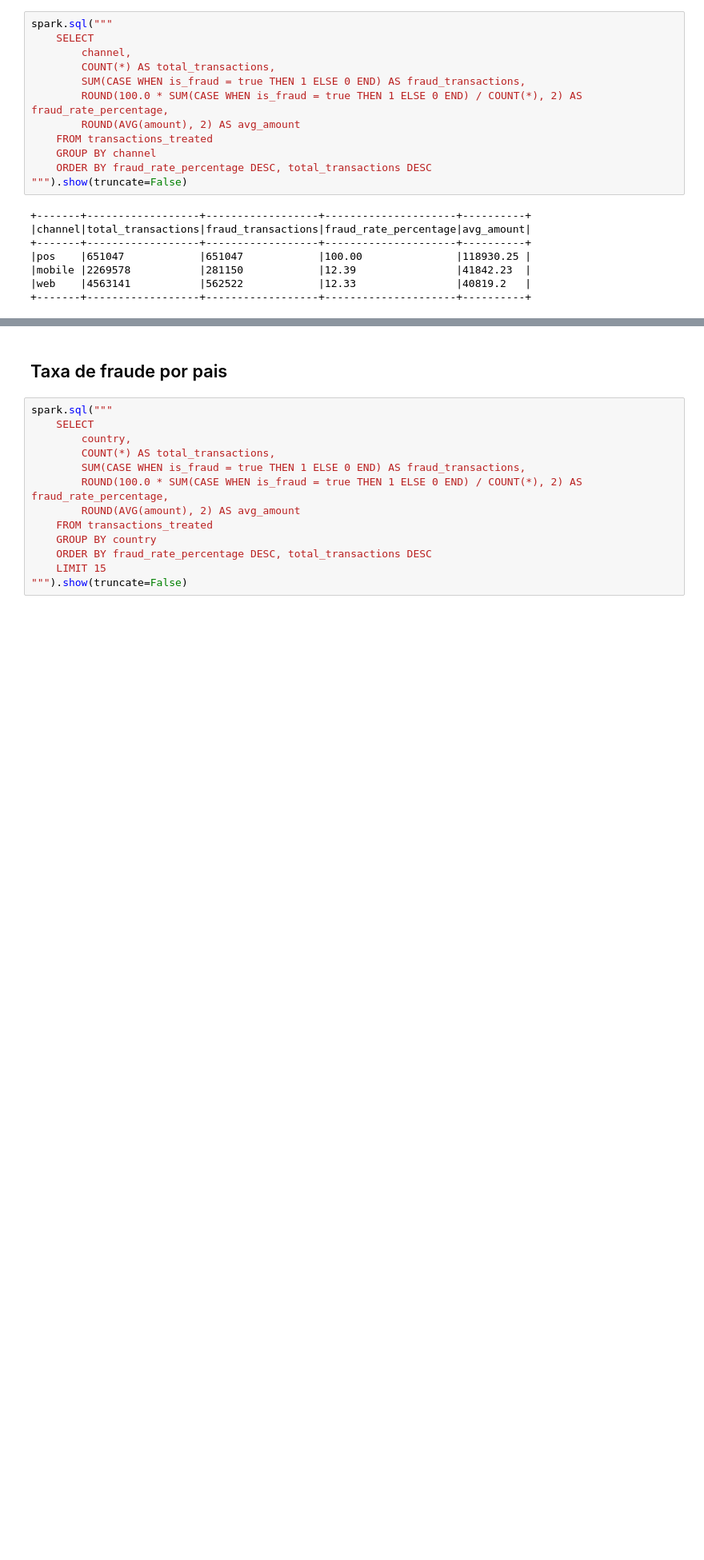
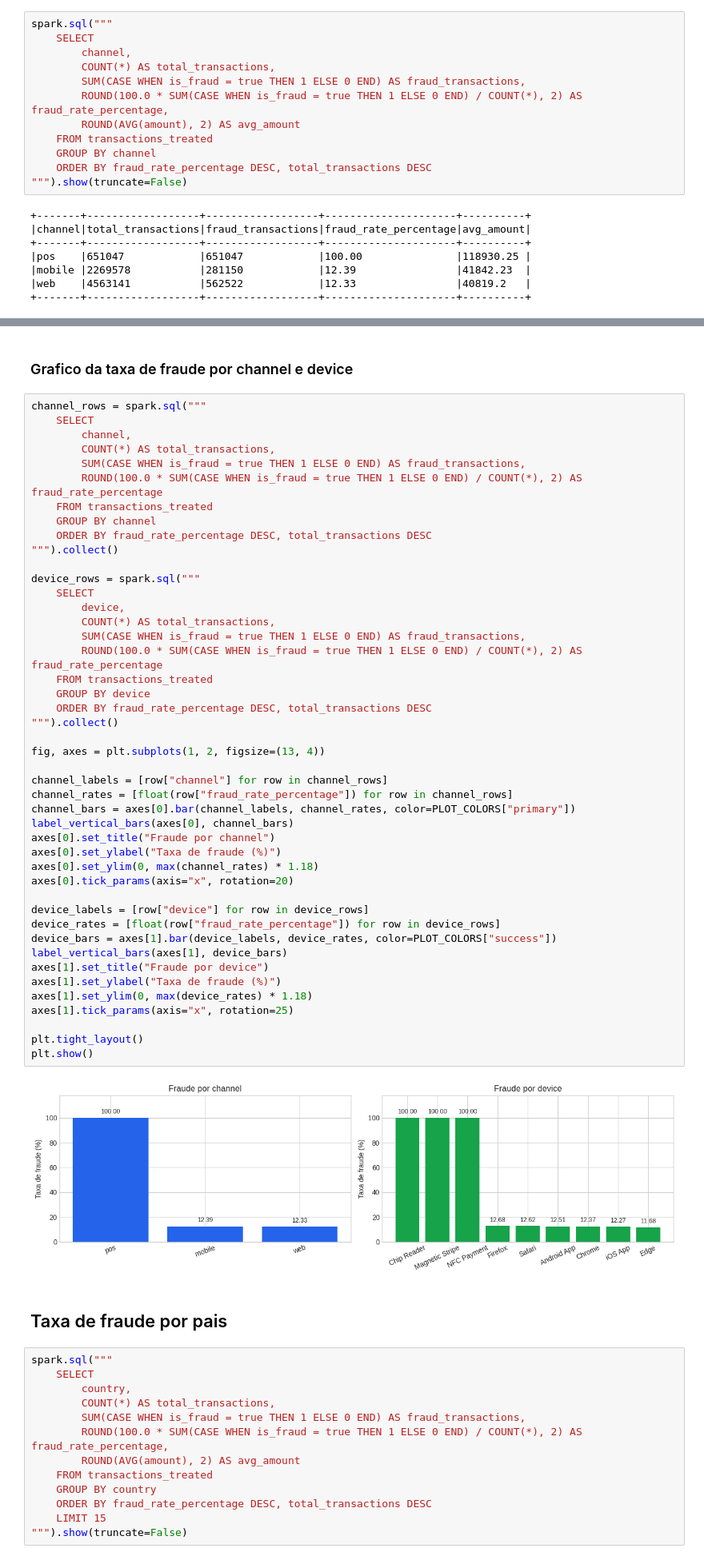
Before and after one commit to pedroandrade03/transactions-classification, a Jupyter notebook: transactions-classification.ipynb, the cells around one changed output, grey strips where cells are left out. Shown at 80% size. Saved outputs shown, nothing was run; the diff lists cells and outputs as text; blank space fills up the shorter version.

```diff
--- a/transactions-classification.ipynb
+++ b/transactions-classification.ipynb
@@ -499,3 +727,52 @@ spark.sql("""
+# %% [markdown]
+### Grafico da taxa de fraude por channel e device
+# %%
+channel_rows = spark.sql("""
+    SELECT
+        channel,
+        COUNT(*) AS total_transactions,
+        SUM(CASE WHEN is_fraud = true THEN 1 ELSE 0 END) AS fraud_transactions,
+        ROUND(100.0 * SUM(CASE WHEN is_fraud = true THEN 1 ELSE 0 END) / COUNT(*), 2) AS fraud_rate_percentage
+    FROM transactions_treated
+    GROUP BY channel
+    ORDER BY fraud_rate_percentage DESC, total_transactions DESC
+""").collect()
+
+device_rows = spark.sql("""
+    SELECT
+        device,
+        COUNT(*) AS total_transactions,
+        SUM(CASE WHEN is_fraud = true THEN 1 ELSE 0 END) AS fraud_transactions,
+        ROUND(100.0 * SUM(CASE WHEN is_fraud = true THEN 1 ELSE 0 END) / COUNT(*), 2) AS fraud_rate_percentage
+    FROM transactions_treated
+    GROUP BY device
+    ORDER BY fraud_rate_percentage DESC, total_transactions DESC
+""").collect()
+
+fig, axes = plt.subplots(1, 2, figsize=(13, 4))
+
+channel_labels = [row["channel"] for row in channel_rows]
+channel_rates = [float(row["fraud_rate_percentage"]) for row in channel_rows]
+channel_bars = axes[0].bar(channel_labels, channel_rates, color=PLOT_COLORS["primary"])
+label_vertical_bars(axes[0], channel_bars)
+axes[0].set_title("Fraude por channel")
+axes[0].set_ylabel("Taxa de fraude (%)")
+axes[0].set_ylim(0, max(channel_rates) * 1.18)
+axes[0].tick_params(axis="x", rotation=20)
+
+device_labels = [row["device"] for row in device_rows]
+device_rates = [float(row["fraud_rate_percentage"]) for row in device_rows]
+device_bars = axes[1].bar(device_labels, device_rates, color=PLOT_COLORS["success"])
+label_vertical_bars(axes[1], device_bars)
+axes[1].set_title("Fraude por device")
+axes[1].set_ylabel("Taxa de fraude (%)")
+axes[1].set_ylim(0, max(device_rates) * 1.18)
+axes[1].tick_params(axis="x", rotation=25)
+
+plt.tight_layout()
+plt.show()
+# %% [output]
+[figure, added]
 # %% [markdown]
 ## Taxa de fraude por pais
 # %%
```
Also changed, not shown: parts of 44 cells of this notebook.
